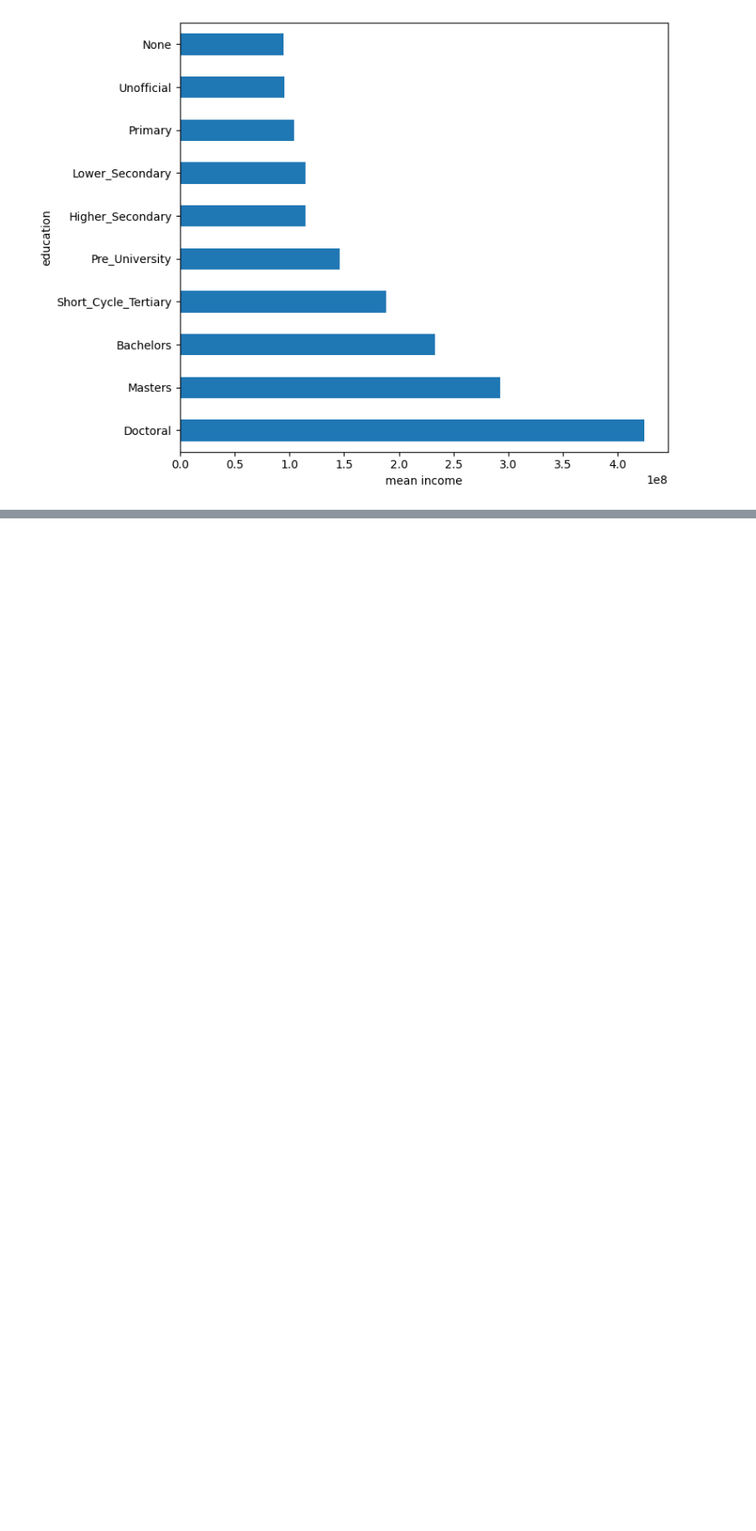
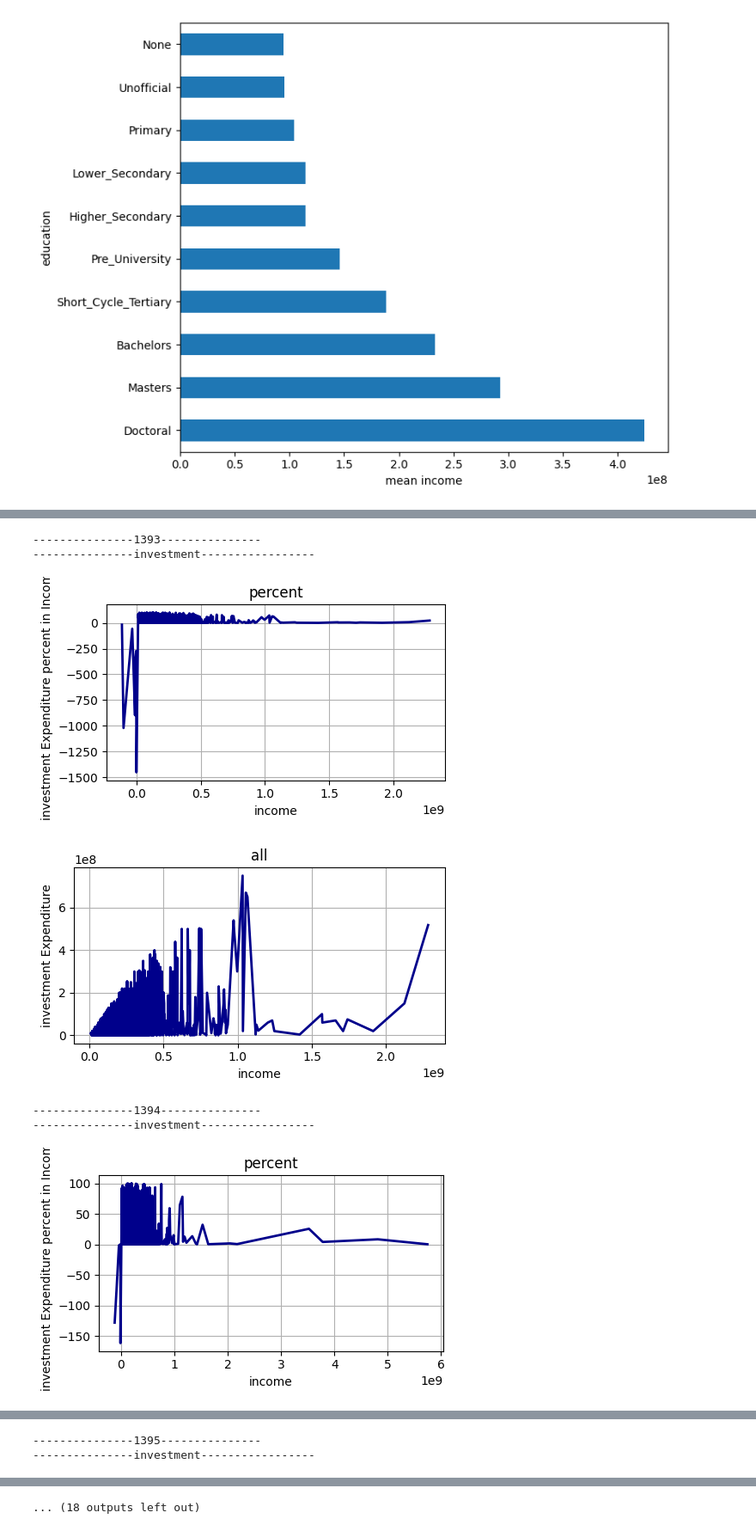
Before and after one commit to MhRezaRahmani/regres, a Jupyter notebook: reg2.ipynb, the cells around one changed output, grey strips where cells are left out. Shown at 86% size. Cells and saved outputs as stored; diff of their text form; code cells hidden in the pictures; blank space fills up the shorter version.

```diff
--- a/reg2.ipynb
+++ b/reg2.ipynb
@@ -65,6 +66,10 @@ print(tables)
 def csvfind(tableName , year ):
     path = "D:\\regres project\\csvs data\\" + tableName +"\\"+str(year)+"\\"+tableName+"_"+str(year)+".csv"
     return  pd.read_csv(path)
+# %%
+def get_total_income(year):
+    a = csvfind("Total_Income", year)
+    return a.groupby("ID")["Income"].sum().reset_index()
 # %%
 expenditures_95 = csvfind(tableName="Expenditures", year=1395)
 # %%
@@ -690,0 +699,73 @@ for year in range(1395, 1402):
+# %%
+for year in range(1393, 1403):
+    # year = 1394
+    print(f"---------------{year}---------------")
+    # food = csvfind("food", year)
+    # Tobacco = csvfind("tobacco", year)
+    # Cloth = csvfind("cloth", year)
+    # Home = csvfind("home", year)
+    # Furniture = csvfind("furniture", year)
+    # Medical = csvfind("medical", year)
+    # Transportation = csvfind("transportation", year)
+    # Communication = csvfind("communication", year)
+    # Entertainment = csvfind("entertainment", year)
+    # # Education = csvfind("education",year)
+    # Hotel = csvfind("hotel", year)
+    # Miscellaneous = csvfind("miscellaneous", year)
+    # Durable = csvfind("durable", year)
+    Investment = csvfind("investment", year)
+    employment_income = csvfind("employment_income", year)
+    tables = [
+        # food, Tobacco, Cloth, Home, Furniture, Medical, Transportation, Communication, Entertainment, Hotel,
+        #       Miscellaneous, Durable,
+        Investment]
+    employment_income = get_total_income(year)
+    # for table in tables:
+    for table in tables:
+        try:
+            result = employment_income
+            result.rename(columns={'Income': 'Monthly_Income'}, inplace=True)
+            result['Monthly_Income'] = result['Monthly_Income']
+            name = table['Table_Name'].loc[0]
+            table['Expenditure'] = table['Expenditure'].fillna(0)
+            table = table.groupby('ID').agg({'Expenditure': 'sum'}).reset_index()
+            result = pd.merge(result, table, on="ID")
+            result_main = result
+            result_main = result_main[result_main['Expenditure'] < result_main['Monthly_Income']]
+            result['Expenditure'] = result['Expenditure'] / result['Monthly_Income']
+            result['Expenditure'] = result['Expenditure'] * 100
+            result = result[result['Expenditure'] < 100]
+
+        except Exception as e:
+            print(f"<UNK> Error processing table {name}: {e}")
+        print(f"---------------{name}-----------------")
+        # for table in tables:
+        result = result.groupby('Monthly_Income').agg({
+            'Expenditure': 'mean'}).reset_index()
+        plt.figure(figsize=(5, 3))
+        plt.plot(result['Monthly_Income'], result['Expenditure'], color='darkblue', linewidth=2)
+        plt.xlabel("income")
+        plt.ylabel(f"{name} Expenditure percent in Income")
+        plt.title("percent")
+        plt.grid(True)
+        plt.tight_layout()
+        plt.show()
+
+        result_main = result_main.groupby('Monthly_Income').agg({
+            'Expenditure': 'mean'}).reset_index()
+        plt.figure(figsize=(5, 3))
+        plt.plot(result_main['Monthly_Income'], result_main['Expenditure'], color='darkblue', linewidth=2)
+        plt.xlabel("income")
+        plt.ylabel(f"{name} Expenditure")
+        plt.title("all")
+        plt.grid(True)
+        plt.tight_layout()
+        plt.show()
+# %% [output]
+---------------1393---------------
+---------------investment-----------------
+[figure, added]
+[figure, added]
+---------------1394---------------
+---------------investment-----------------
+[figure, added]
@@ -690,0 +773,2 @@ for year in range(1395, 1402):
+---------------1395---------------
+---------------investment-----------------
@@ -690,0 +781 @@ for year in range(1395, 1402):
+... (18 outputs left out)
```
Also changed, not shown: parts of 13 cells of this notebook.
